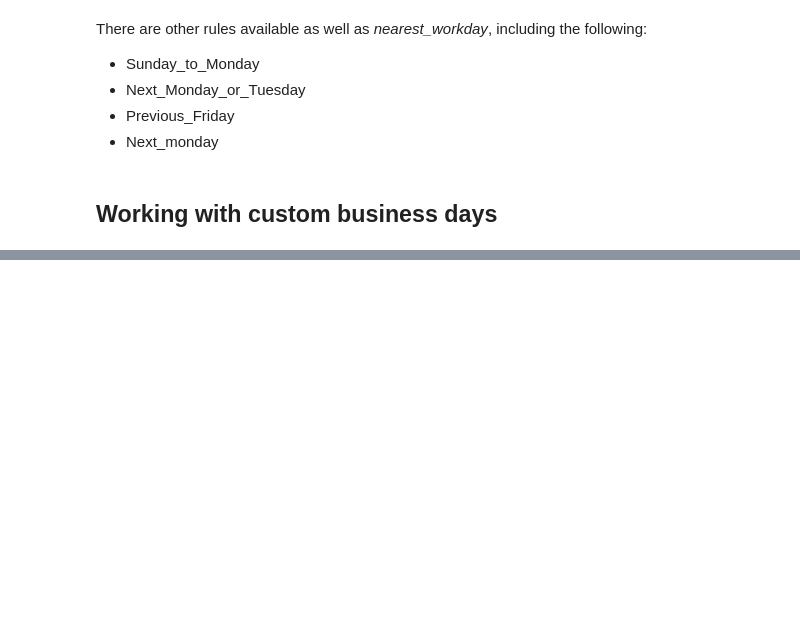
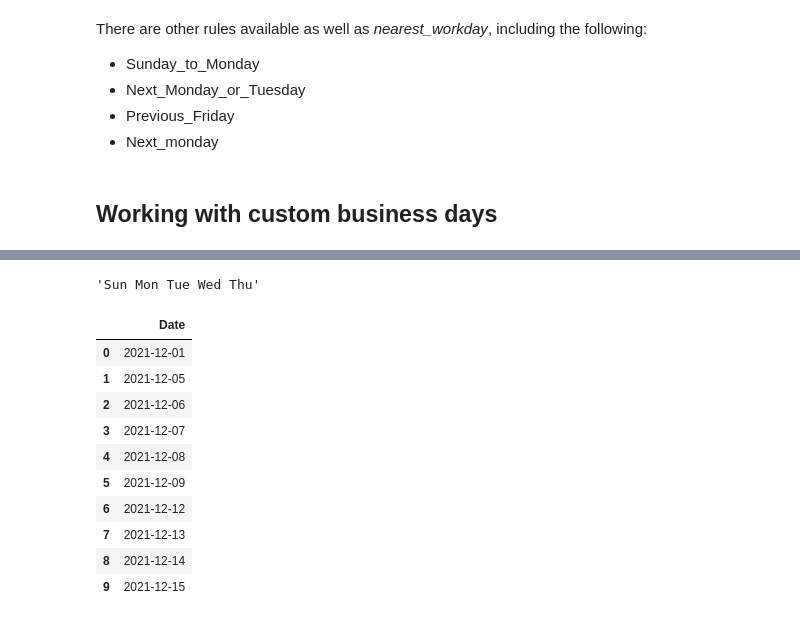
Before and after one commit to LaurbergMJ/TimeSeriesAnalysisWithPythonCookbook, a Jupyter notebook: Ch6.ipynb, the cells around one changed output, grey strips where cells are left out. Saved outputs shown, nothing was run; the diff lists cells and outputs as text; code cells hidden in the pictures; blank space fills up the shorter version.

```diff
--- a/Ch6.ipynb
+++ b/Ch6.ipynb
@@ -525,0 +536,21 @@ There are other rules available as well as _nearest_workday_, including the foll
+# %%
+# We can validate that the rules were registered correct
+#dubai_uae_bday.holidays
+dubai_uae_bday.weekmask
+# %% [output]
+'Sun Mon Tue Wed Thu'
+# %%
+# Now we can use the new offset to generate custom dates using pandas.date_range()
+df = pd.DataFrame({'Date': pd.date_range('12-1-2021', periods=10, freq=dubai_uae_bday)})
+# %% [output]
+|  | Date |
+| 0 | 2021-12-01 |
+| 1 | 2021-12-05 |
+| 2 | 2021-12-06 |
+| 3 | 2021-12-07 |
+| 4 | 2021-12-08 |
+| 5 | 2021-12-09 |
+| 6 | 2021-12-12 |
+| 7 | 2021-12-13 |
+| 8 | 2021-12-14 |
+| 9 | 2021-12-15 |
```
Also changed, not shown: parts of 7 cells of this notebook.
